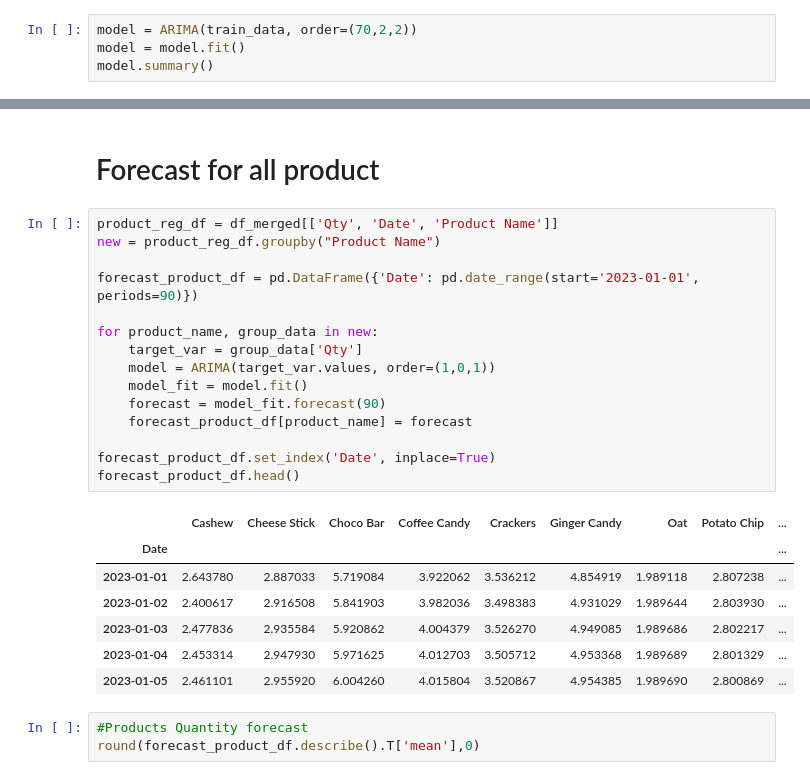
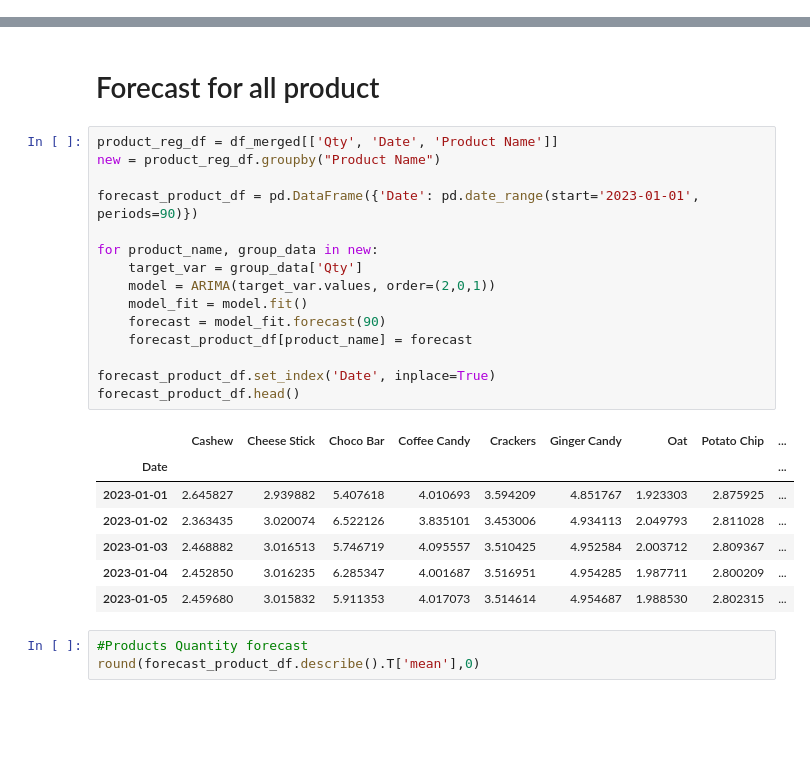
Before and after one commit to marginbridge/VIX-Kalbe-Nutritionals, a Jupyter notebook: time_series.ipynb, the cells around one changed output, grey strips where cells are left out. Cells and saved outputs as stored; diff of their text form; blank space fills up the shorter version.

Commit message:
update improvement arima

```diff
--- a/time_series.ipynb
+++ b/time_series.ipynb
@@ -410,4 +411,0 @@ print(rmse)
-# %%
-model = ARIMA(train_data, order=(70,2,2))
-model = model.fit()
-model.summary()
@@ -478,26 +479,26 @@ print(rmse)
 # %%
 product_reg_df = df_merged[['Qty', 'Date', 'Product Name']]
 new = product_reg_df.groupby("Product Name")
 
 forecast_product_df = pd.DataFrame({'Date': pd.date_range(start='2023-01-01', periods=90)})
 
 for product_name, group_data in new:
     target_var = group_data['Qty']
-    model = ARIMA(target_var.values, order=(1,0,1))
+    model = ARIMA(target_var.values, order=(2,0,1))
     model_fit = model.fit()
     forecast = model_fit.forecast(90)
     forecast_product_df[product_name] = forecast
 
 forecast_product_df.set_index('Date', inplace=True)
 forecast_product_df.head()
 # %% [output]
 |  | Cashew | Cheese Stick | Choco Bar | Coffee Candy | Crackers | Ginger Candy | Oat | Potato Chip | ... |
 | Date |  |  |  |  |  |  |  |  | ... |
-| 2023-01-01 | 2.643780 | 2.887033 | 5.719084 | 3.922062 | 3.536212 | 4.854919 | 1.989118 | 2.807238 | ... |
-| 2023-01-02 | 2.400617 | 2.916508 | 5.841903 | 3.982036 | 3.498383 | 4.931029 | 1.989644 | 2.803930 | ... |
-| 2023-01-03 | 2.477836 | 2.935584 | 5.920862 | 4.004379 | 3.526270 | 4.949085 | 1.989686 | 2.802217 | ... |
-| 2023-01-04 | 2.453314 | 2.947930 | 5.971625 | 4.012703 | 3.505712 | 4.953368 | 1.989689 | 2.801329 | ... |
-| 2023-01-05 | 2.461101 | 2.955920 | 6.004260 | 4.015804 | 3.520867 | 4.954385 | 1.989690 | 2.800869 | ... |
+| 2023-01-01 | 2.645827 | 2.939882 | 5.407618 | 4.010693 | 3.594209 | 4.851767 | 1.923303 | 2.875925 | ... |
+| 2023-01-02 | 2.363435 | 3.020074 | 6.522126 | 3.835101 | 3.453006 | 4.934113 | 2.049793 | 2.811028 | ... |
+| 2023-01-03 | 2.468882 | 3.016513 | 5.746719 | 4.095557 | 3.510425 | 4.952584 | 2.003712 | 2.809367 | ... |
+| 2023-01-04 | 2.452850 | 3.016235 | 6.285347 | 4.001687 | 3.516951 | 4.954285 | 1.987711 | 2.800209 | ... |
+| 2023-01-05 | 2.459680 | 3.015832 | 5.911353 | 4.017073 | 3.514614 | 4.954687 | 1.988530 | 2.802315 | ... |
 # %%
 #Products Quantity forecast
 round(forecast_product_df.describe().T['mean'],0)
```
Also changed, not shown: parts of 12 cells of this notebook, 1 other file.
